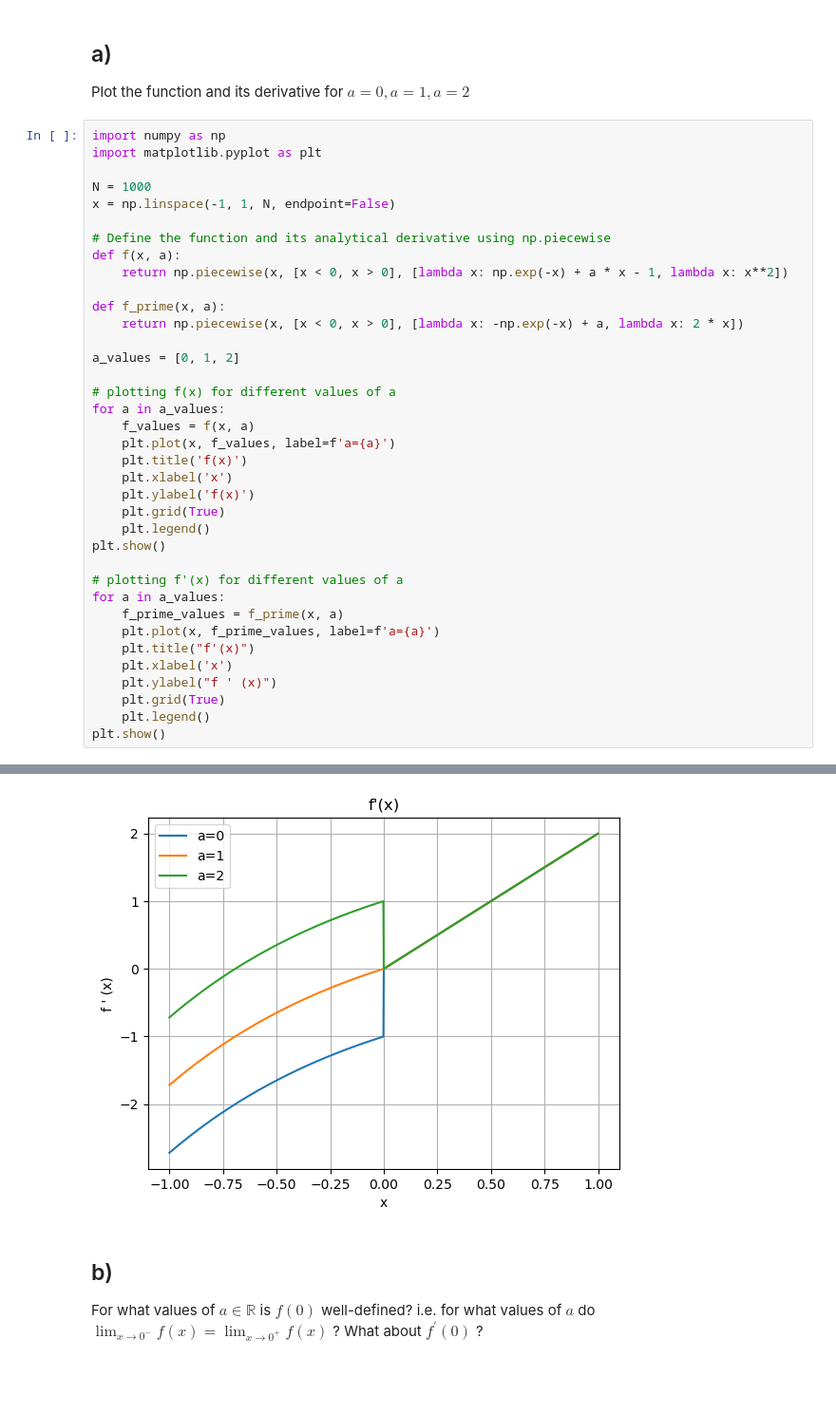
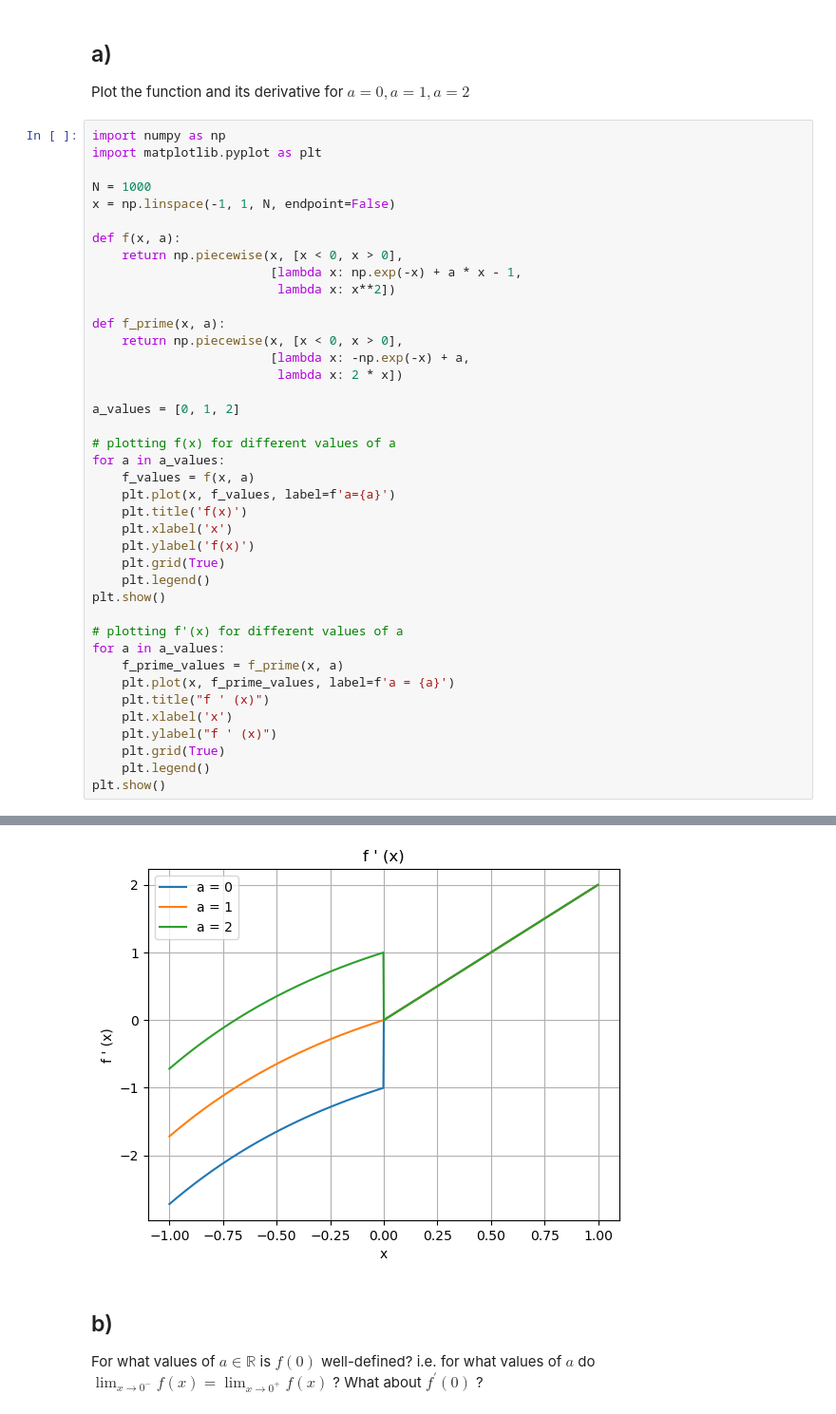
Before and after one commit to Katikistan/NumeP, a Jupyter notebook: week1/week1.ipynb, the cells around one changed output, grey strips where cells are left out. Shown at 95% size. Cells and saved outputs as stored; diff of their text form; blank space fills up the shorter version.

```diff
--- a/week1/week1.ipynb
+++ b/week1/week1.ipynb
@@ -199,39 +208,42 @@ import matplotlib.pyplot as plt
 N = 1000
 x = np.linspace(-1, 1, N, endpoint=False)
 
-# Define the function and its analytical derivative using np.piecewise
 def f(x, a):
-    return np.piecewise(x, [x < 0, x > 0], [lambda x: np.exp(-x) + a * x - 1, lambda x: x**2])
+    return np.piecewise(x, [x < 0, x > 0],
+                        [lambda x: np.exp(-x) + a * x - 1,
+                         lambda x: x**2])
 
 def f_prime(x, a):
-    return np.piecewise(x, [x < 0, x > 0], [lambda x: -np.exp(-x) + a, lambda x: 2 * x])
+    return np.piecewise(x, [x < 0, x > 0],
+                        [lambda x: -np.exp(-x) + a,
+                         lambda x: 2 * x])
 
 a_values = [0, 1, 2]
 
 # plotting f(x) for different values of a
 for a in a_values:
     f_values = f(x, a)
     plt.plot(x, f_values, label=f'a={a}')
     plt.title('f(x)')
     plt.xlabel('x')
     plt.ylabel('f(x)')
     plt.grid(True)
     plt.legend()
 plt.show()
 
 # plotting f'(x) for different values of a
 for a in a_values:
     f_prime_values = f_prime(x, a)
-    plt.plot(x, f_prime_values, label=f'a={a}')
-    plt.title("f'(x)")
+    plt.plot(x, f_prime_values, label=f'a = {a}')
+    plt.title("f ' (x)")
     plt.xlabel('x')
     plt.ylabel("f ' (x)")
     plt.grid(True)
     plt.legend()
 plt.show()
 # %% [output]
 [figure]
-[figure, old version]
+[figure, new version]
 # %% [markdown]
 ## b)
 For what values of $a \in \mathbb{R}$ is $f(0)$ well-defined? i.e. for what values of $a$ do $\lim _{x \rightarrow 0^{-}} f(x)=\lim _{x \rightarrow 0^{+}} f(x)$ ? What about $f^{\prime}(0)$ ?
```
Also changed, not shown: parts of 14 cells of this notebook, 3 other files.
